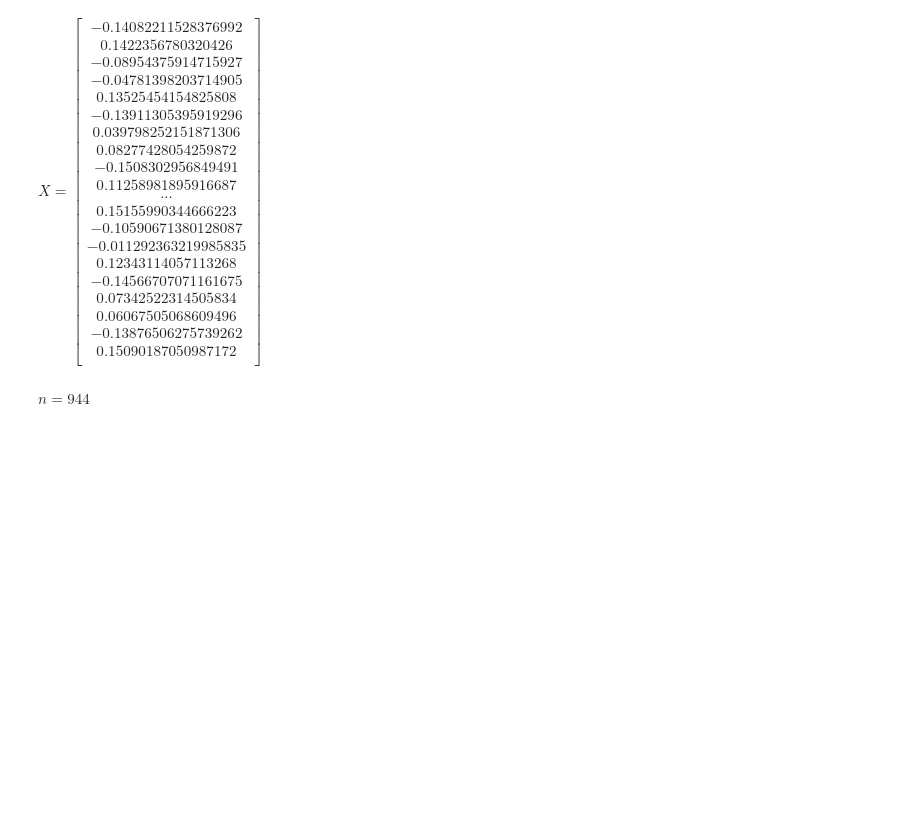
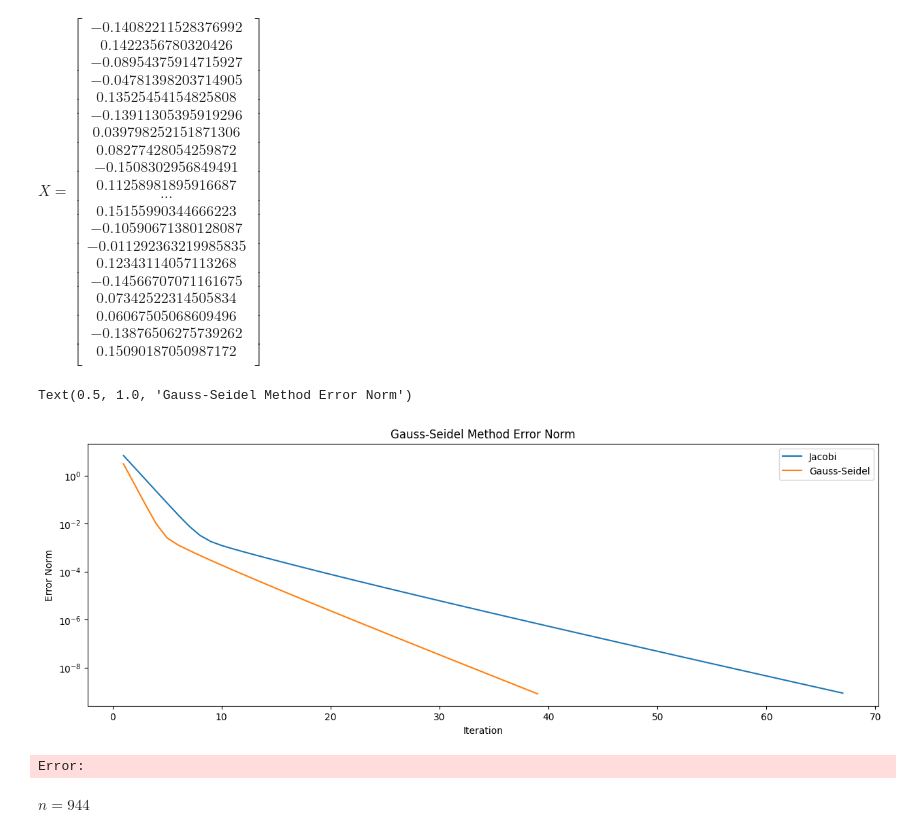
Before and after one commit to KanarekLife/NM, a Jupyter notebook: Project02/src/main.ipynb, the cells around one changed output. Saved outputs shown, nothing was run; the diff lists cells and outputs as text; code cells hidden in the pictures; blank space fills up the shorter version.

```diff
--- a/Project02/src/main.ipynb
+++ b/Project02/src/main.ipynb
@@ -67,6 +85,6 @@ $\displaystyle B = \begin{bmatrix}
 # %%
-r, i, e, c = solve_jacobi(a, b)
-display_math(f'\\text{{Solved using Jacobi method in {i} iterations with error = {format(e[-1], ".2e") :}}}')
+r, i, jacobi_e, c = solve_jacobi(a, b)
+display_math(f'\\text{{Solved using Jacobi method in {i} iterations with error = {format(jacobi_e[-1], ".2e") :}}}')
 display_math(f'Converges: {c}')
 display_math('X = ' + r.to_latex())
 # %% [output]
@@ -97,6 +92,6 @@ $\displaystyle X = \begin{bmatrix}
 # %%
-r, i, e, c = solve_gauss_seidel(a, b)
-display_math(f'\\text{{Solved using Gauss-Seidel method in {i} iterations with error = {format(e[-1], ".2e") :}}}')
+r, i, gauss_e, c = solve_gauss_seidel(a, b)
+display_math(f'\\text{{Solved using Gauss-Seidel method in {i} iterations with error = {format(gauss_e[-1], ".2e") :}}}')
 display_math(f'Converges: {c}')
 display_math('X = ' + r.to_latex())
 # %% [output]
@@ -124,6 +119,19 @@ $\displaystyle X = \begin{bmatrix}
 -0.13876506275739262 \\
 0.15090187050987172 \\
 \end{bmatrix}$
+# %%
+plt.figure(figsize=(15, 5))
+plt.yscale("log")
+plt.plot(jacobi_e)
+plt.plot(gauss_e)
+plt.xlabel("Iteration")
+plt.ylabel("Error Norm")
+plt.legend(["Jacobi", "Gauss-Seidel"])
+plt.title("Gauss-Seidel Method Error Norm")
+# %% [output]
+Text(0.5, 1.0, 'Gauss-Seidel Method Error Norm')
+[figure, added]
+Error:
 # %%
 a = get_A(n, 3, -1, -1)
 display_math(f'n = {n}')
```
Also changed, not shown: parts of 2 cells of this notebook, 6 other files.
